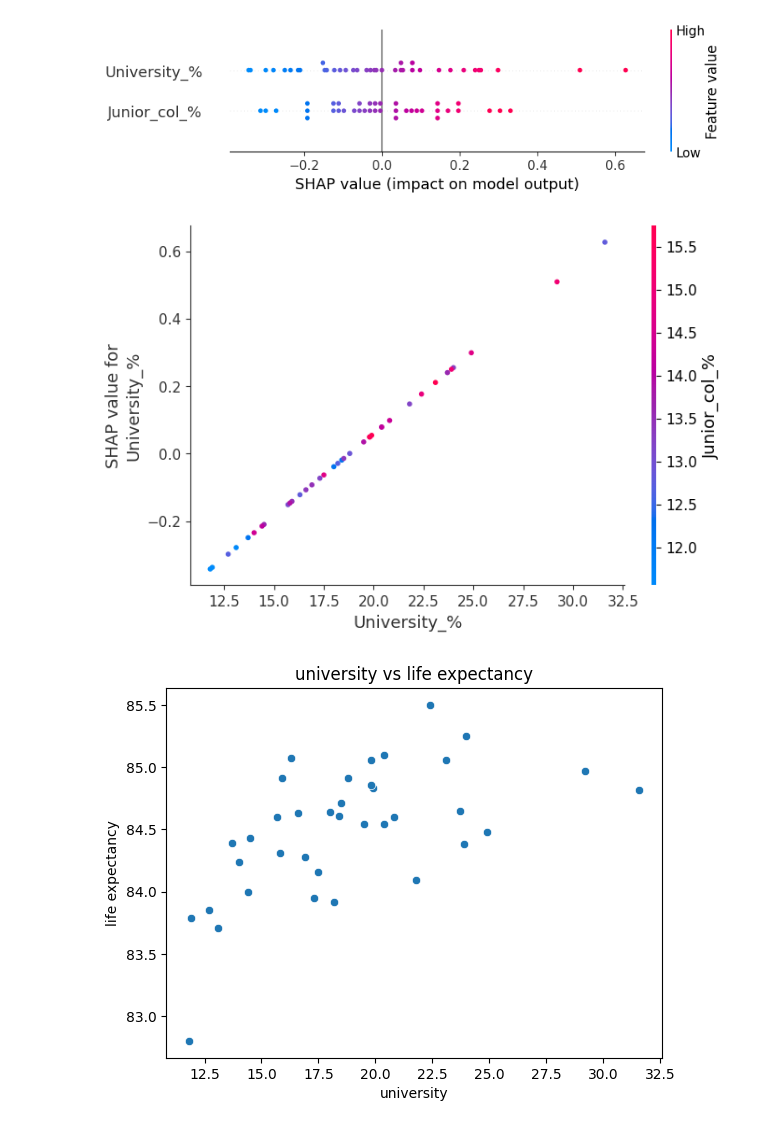
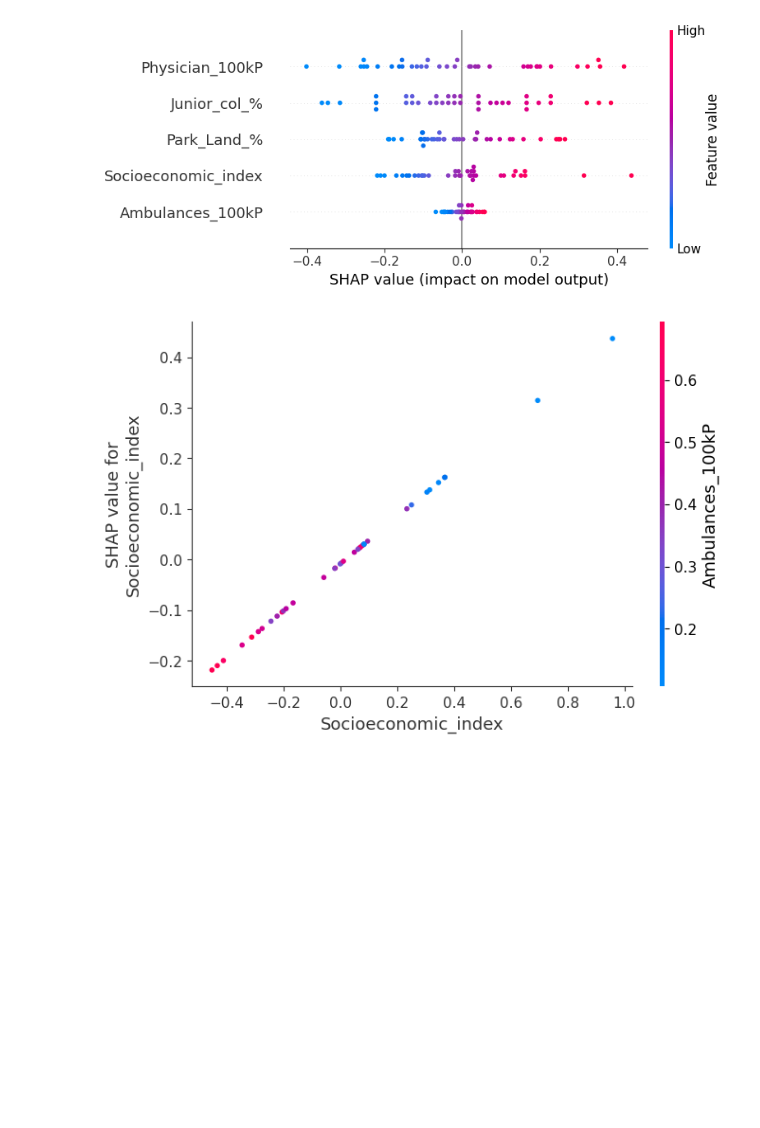
Before and after one commit to khalil-hub/Life-expectancy-analysis-Japan, a Jupyter notebook: notebooks/feature_importance.ipynb, the cells around one changed output. Saved outputs shown, nothing was run; the diff lists cells and outputs as text; code cells hidden in the pictures; blank space fills up the shorter version.

```diff
--- a/notebooks/feature_importance.ipynb
+++ b/notebooks/feature_importance.ipynb
@@ -46,27 +47,22 @@ plt.show()
 # %%
 #SHAP
 import shap
 from sklearn.linear_model import LinearRegression
 import seaborn as sns
 #explain de model prediction using SHAP
-X_train=pd.read_excel("~/Library/CloudStorage/OneDrive-国立大学法人東海国立大学機構/Weekly_challenges/Data science and Analytics/Japan_Life_Expectency/data/processed/X_train_best.xlsx")
-y_train=pd.read_excel("~/Library/CloudStorage/OneDrive-国立大学法人東海国立大学機構/Weekly_challenges/Data science and Analytics/Japan_Life_Expectency/data/processed/y_train.xlsx")
-explainer=shap.Explainer(model, X_train)
-shap_values=explainer(X_train)
+X_train=pd.read_excel('~/Library/CloudStorage/OneDrive-国立大学法人東海国立大学機構/Weekly_challenges/Data science and Analytics/Japan_Life_Expectency/data/processed/Cleaned_Japan_Life_Expectancy_X_train.xlsx')
+y_train=pd.read_excel('~/Library/CloudStorage/OneDrive-国立大学法人東海国立大学機構/Weekly_challenges/Data science and Analytics/Japan_Life_Expectency/data/processed/Cleaned_Japan_Life_Expectancy_y_train.xlsx')
+y_train=y_train.values.flatten()
+X_train_PCA=X_train.drop(['University_%', 'Salary', 'Elementary_school'], axis=1)
+
+explainer=shap.LinearExplainer(model, X_train_PCA)
+shap_values=explainer(X_train_PCA)
 #summary plot
-shap.summary_plot(shap_values, X_train)
+shap.summary_plot(shap_values, X_train_PCA)
 
 shap_values_array=shap_values.values
 #SHAP dependance plot to visualize interactions along with the most interacting feature
-shap.dependence_plot("University_%", shap_values_array, X_train.values, feature_names=X_train.columns)
-#Verify your hypothesis
-y_train=y_train.squeeze()
-sns.scatterplot(x=X_train["University_%"], y=y_train)
-plt.title("university vs life expectancy")
-plt.xlabel("university")
-plt.ylabel("life expectancy")
-plt.show()
+shap.dependence_plot("Socioeconomic_index", shap_values_array, X_train_PCA.values, feature_names=X_train_PCA.columns)
 # %% [output]
-[figure, old version]
+[figure, new version]
-[figure, old version]
+[figure, new version]
-[figure, removed]
```
Also changed, not shown: parts of 7 cells of this notebook, 35 other files.
